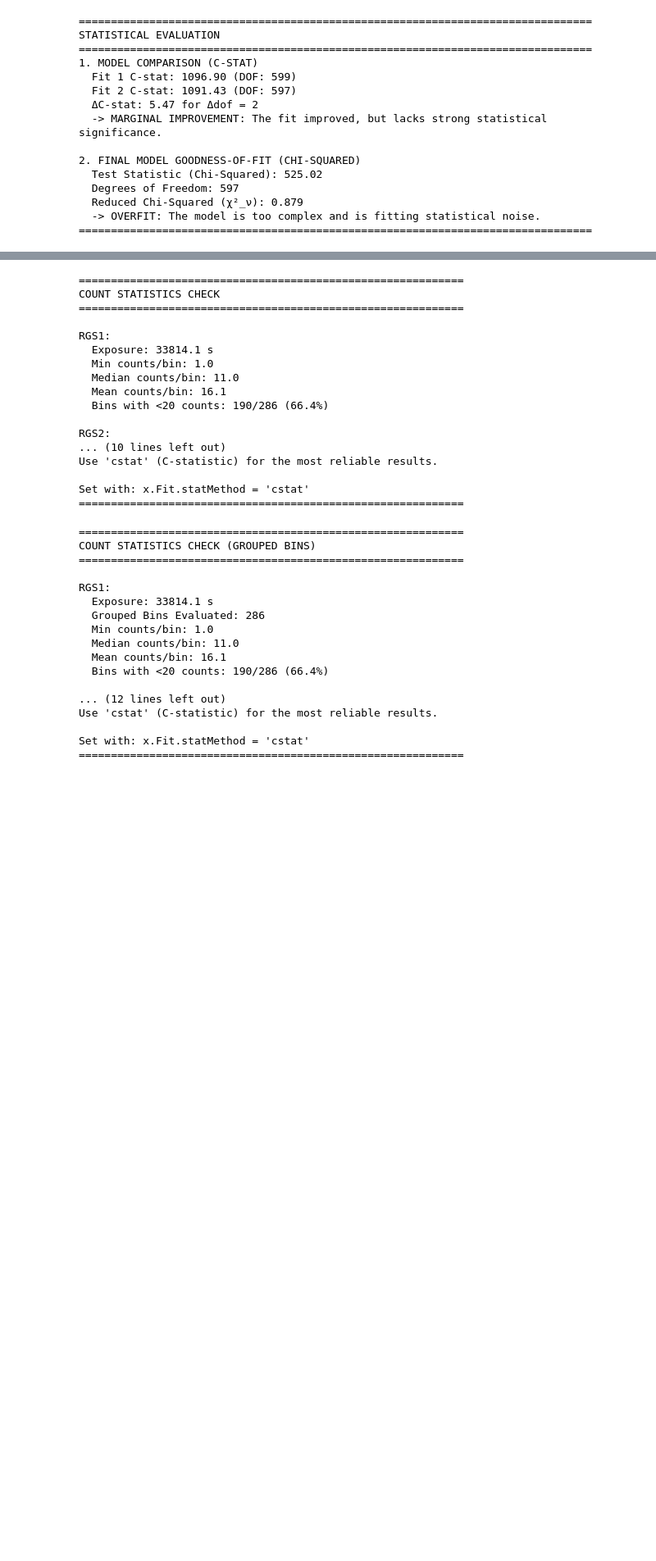
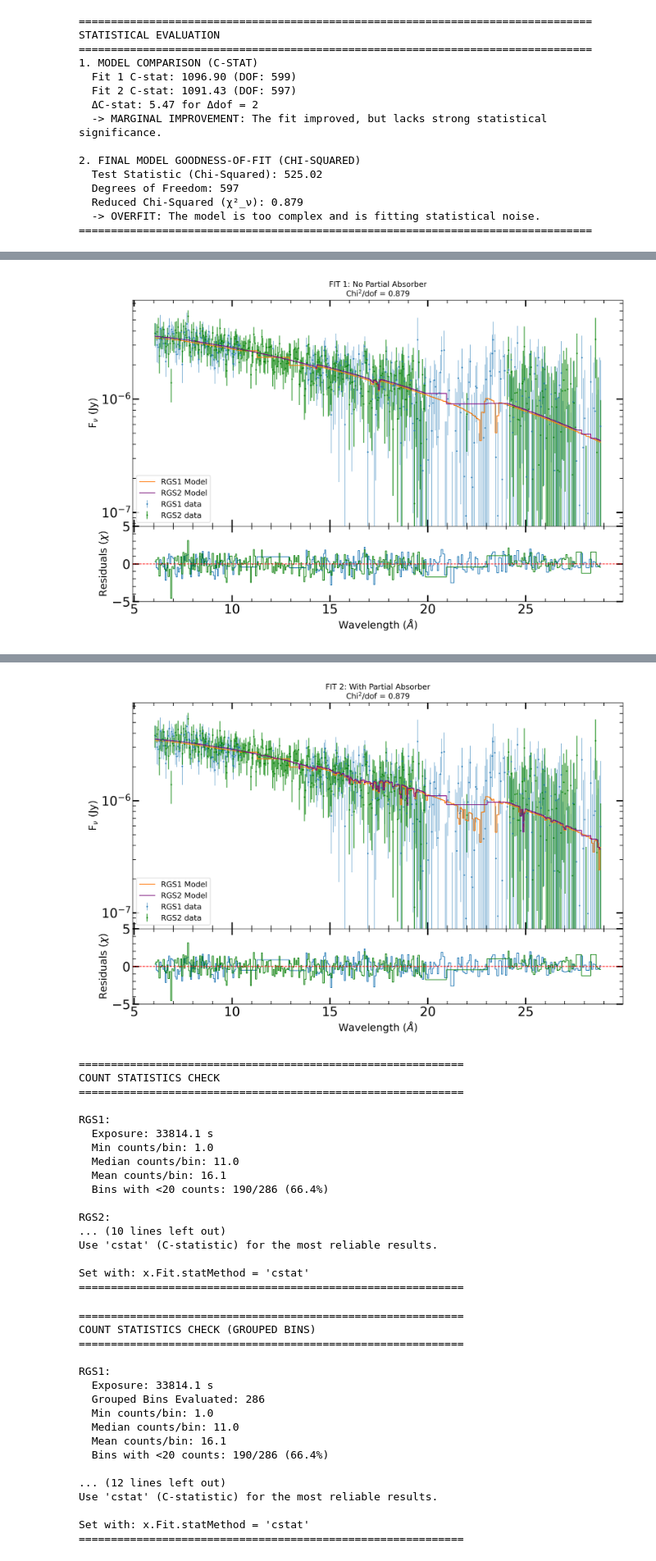
Before and after one commit to KSSolomons/Swift-j1858.6-0814, a Jupyter notebook: notebooks/rgs xspec.ipynb, the cells around one changed output, grey strips where cells are left out. Shown at 82% size. Drawn from its saved outputs; the diff is of its cells as text; code cells hidden in the pictures; blank space fills up the shorter version.

Commit message:
edit display in rgs xspec

```diff
--- a/notebooks/rgs xspec.ipynb
+++ b/notebooks/rgs xspec.ipynb
@@ -601,10 +602,12 @@ STATISTICAL EVALUATION
 ================================================================================
 # %%
 # --- PLOTTING FIT 1 ---
-%matplotlib notebook
+
+
 fig1, (ax1_spec, ax1_resid) = plt.subplots(2, 1, figsize=(12, 8), sharex=True,
                                             gridspec_kw={'height_ratios': [3, 1], 'hspace': 0.0},
                                             dpi=100)
+
 background_on = False
 # Adjust spacing manually
 plt.subplots_adjust(hspace=0.0)
@@ -644,11 +647,12 @@ for ax1 in [ax1_spec, ax1_resid]:
 
 
 plt.tight_layout()
-plt.savefig(rf'../products/0865600201/rgs/time_intervals/{selected_interval}/fit1_{selected_interval}_spectrum.png', dpi=300)
+filename=rf'../products/0865600201/rgs/time_intervals/{selected_interval}/fit1_{selected_interval}_spectrum.png'
+plt.savefig(filename, dpi=300)
 plt.close(fig1)
-display(fig1)
+display(Image(filename=filename))
 # --- PLOTTING FIT 2 ---
-%matplotlib notebook
+
 fig2, (ax2_spec, ax2_resid) = plt.subplots(2, 1, figsize=(12, 8),
                                             gridspec_kw={'height_ratios': [3, 1], 'hspace': 0.0},
                                             dpi=100)
@@ -664,35 +668,36 @@ if background_on:
     ax2_spec.step(fit2_energy_x,fit2_bkg_y1, color='C6', lw=1.2, label='RGS1 Background')
     ax2_spec.step(fit2_energy_x_2,fit2_bkg_y2, color='C3', lw=1.2, label='RGS2 Background')
 ax2_spec.set_yscale("log")
 ax2_spec.set_ylabel(rf"{fit2_units}", fontsize=16)
 ax2_spec.set_title(f"FIT 2: With Partial Absorber\nChi$^2$/dof = {fit2_chi2/fit2_dof:.3f}")
 ax2_spec.legend(loc="best", fontsize=12)
 ax2_spec.set_xticklabels([])
 ax2_spec.tick_params(axis='x', which='both', bottom=False, labelbottom=False)
 
 # Residuals
 ax2_resid.step(fit2_energy_x, fit2_residuals, where='mid', label='RGS1', lw=1.0)
 ax2_resid.step(fit2_energy_x_2, fit2_residuals_2, where='mid', color='green', label='RGS2', lw=1.0)
 ax2_resid.axhline(0, color='red', linestyle='--', lw=1.0)
 ax2_resid.set_xlabel(r"Wavelength ($\AA$)", fontsize=16)
 ax2_resid.set_ylabel(r"Residuals ($\chi$)", fontsize=16)
 ax2_resid.set_ylim(-5, 5)
 
 for ax2 in [ax2_spec, ax2_resid]:
     ax2.minorticks_on()
 
     ax2.tick_params(axis='both', width=2, size=10, direction='in', labelsize=20,
                          bottom=True, top=True, left=True, right=True)
     ax2.tick_params(axis='both', which='minor', width=1, size=5, direction='in',
                          bottom=True, top=True, left=True, right=True)
 
-
+filename=rf'../products/0865600201/rgs/time_intervals/{selected_interval}/fit2_{selected_interval}_spectrum.png'
 plt.tight_layout()
-plt.savefig(rf'../products/0865600201/rgs/time_intervals/{selected_interval}/fit2_{selected_interval}_spectrums.png', dpi=300)
+plt.savefig(filename, dpi=300)
 plt.close(fig2)
-display(fig2)
+display(Image(filename=filename))
 # %% [output]
 [interactive output not drawn]
 [interactive output not drawn]
+[figure, added]
 [interactive output not drawn]
 [interactive output not drawn]
@@ -703,3 +704,4 @@ display(fig2)
+[figure, added]
 # %%
 # Quick check: Calculate counts from rates to decide on statistic
 # Check both RGS1 and RGS2
```
Also changed, not shown: parts of 3 cells of this notebook.
